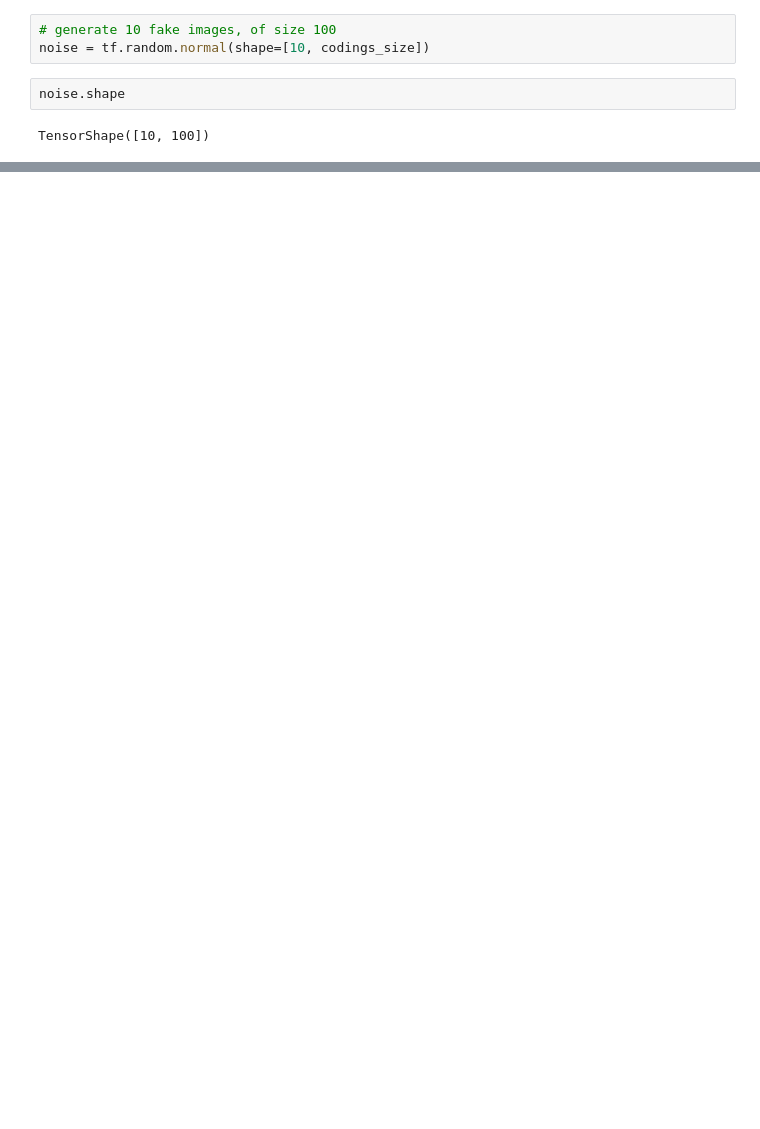
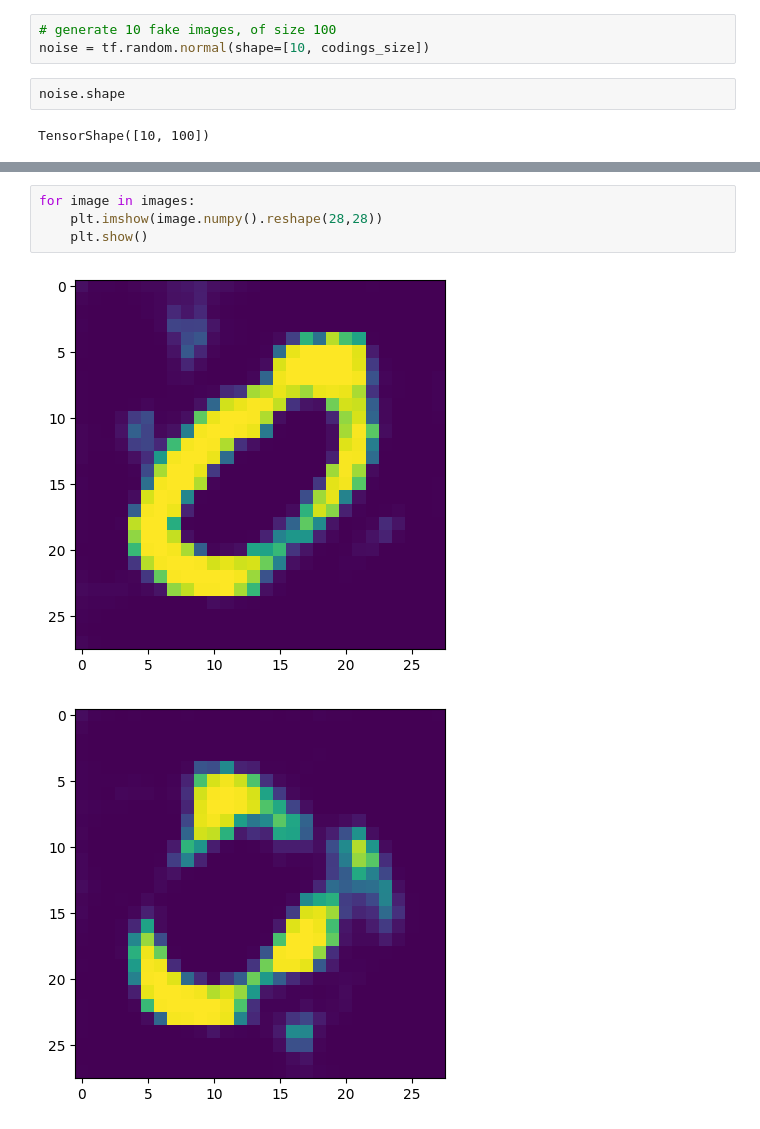
Before and after one commit to gc2321/3235-Machine-Learning, a Jupyter notebook: XTRA_NEURO_NET_EXERCISES/6_gans_mnist_dcgans.ipynb, the cells around one changed output, grey strips where cells are left out. Cells and saved outputs as stored; diff of their text form; blank space fills up the shorter version.

```diff
--- a/XTRA_NEURO_NET_EXERCISES/6_gans_mnist_dcgans.ipynb
+++ b/XTRA_NEURO_NET_EXERCISES/6_gans_mnist_dcgans.ipynb
@@ -193,0 +215,7 @@ plt.imshow(image[3])
+# %%
+for image in images:
+    plt.imshow(image.numpy().reshape(28,28))
+    plt.show()
+# %% [output]
+[figure, added]
+[figure, added]
```
Also changed, not shown: parts of 19 cells of this notebook.
